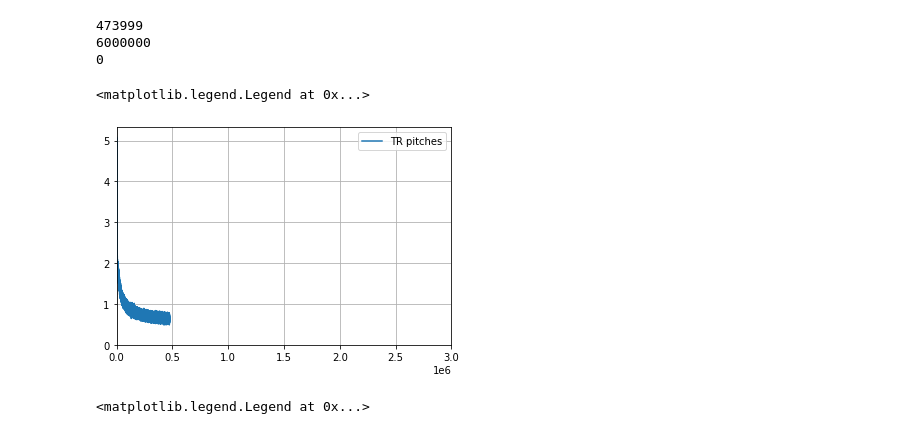
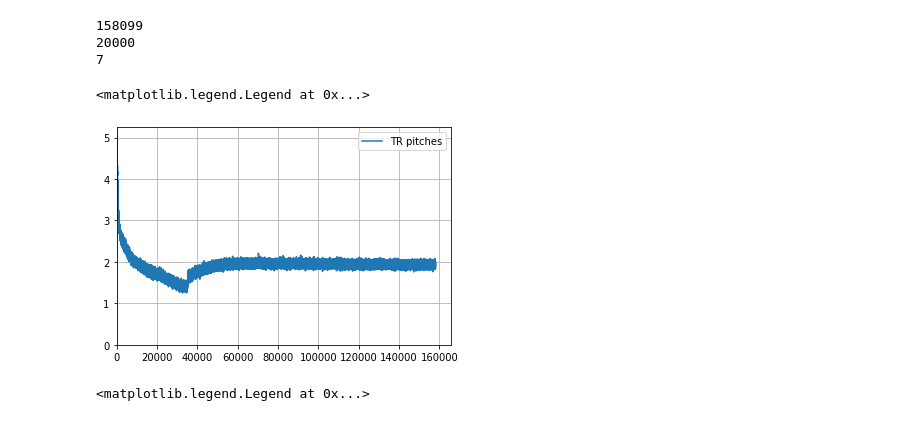
Before and after one commit to EmanueleCosenza/polyphemus, a Jupyter notebook: plot.ipynb, the cells around one changed output. Drawn from its saved outputs; the diff is of its cells as text; code cells hidden in the pictures.

Commit message:
Sigmoidal cyclical kld beta annealing

```diff
--- a/plot.ipynb
+++ b/plot.ipynb
@@ -4,42 +4,42 @@ from matplotlib import pyplot as plt
 
 #checkpoint = torch.load('models/just_pitches_no_drums_warmup2')
 #checkpoint = torch.load('models/multibar/checkpoint', map_location='cpu')
-checkpoint = torch.load('models/2barsEDGE/checkpoint', map_location='cpu')
+checkpoint = torch.load('models/2barsBETA/checkpoint', map_location='cpu')
 # %%
 tr_losses = checkpoint['tr_losses']
 print(checkpoint['tot_batches'])
 
 #plt.plot(range(1, len(tr_losses['tot'])+1), tr_losses['tot'], label='TR loss')
 #plt.plot(range(1, len(tr_losses['acts'])+1), tr_losses['acts'], label='TR acts')
 plt.plot(range(1, len(tr_losses['pitches'])+1), tr_losses['pitches'], label='TR pitches')
 #plt.plot(range(1, len(tr_losses['dur'])+1), tr_losses['dur'], label='TR dur')
 #plt.plot(range(1, len(tr_losses['kld'])+1), tr_losses['kld'], label='TR kld')
 #plt.plot(range(1, len(tr_losses['beta*kld'])+1), tr_losses['beta*kld'], label='TR kld')
 
 
 val_losses = checkpoint['val_losses']
 eval_every = checkpoint['eval_every']
 print(eval_every)
 print(len(val_losses['tot']))
 
 #plt.plot(range(eval_every, len(tr_losses['tot'])+1, eval_every), val_losses['tot'], label='VL loss')
 #plt.plot(range(eval_every, len(tr_losses['acts'])+1, eval_every), val_losses['acts'], label='VL acts')
 #plt.plot(range(eval_every, len(tr_losses['pitches'])+1, eval_every), val_losses['pitches'], '.', label='VL pitches')
 #plt.plot(range(eval_every, len(tr_losses['dur'])+1, eval_every), val_losses['dur'], label='VL dur')
 #plt.plot(range(eval_every, len(tr_losses['kld'])+1, eval_every), val_losses['kld'], label='VL kld')
 
 plt.grid()
 plt.ylim(0)
 plt.xlim(0)
 #plt.ylim(0, 10)
-plt.xlim(0, 3000000)
+#plt.xlim(0, 3000000)
 plt.legend()
 # %% [output]
-473999
-6000000
-0
+158099
+20000
+7
 <matplotlib.legend.Legend at 0x...>
-[figure, old version]
+[figure, new version]
 # %%
 tr_accs = checkpoint['tr_accuracies']
 #plt.plot(range(1, len(tr_accs['acts_acc'])+1), tr_accs['acts_acc'], label='Activations acc. (TR)')
```
Also changed, not shown: parts of 9 cells of this notebook, 2 other files.
